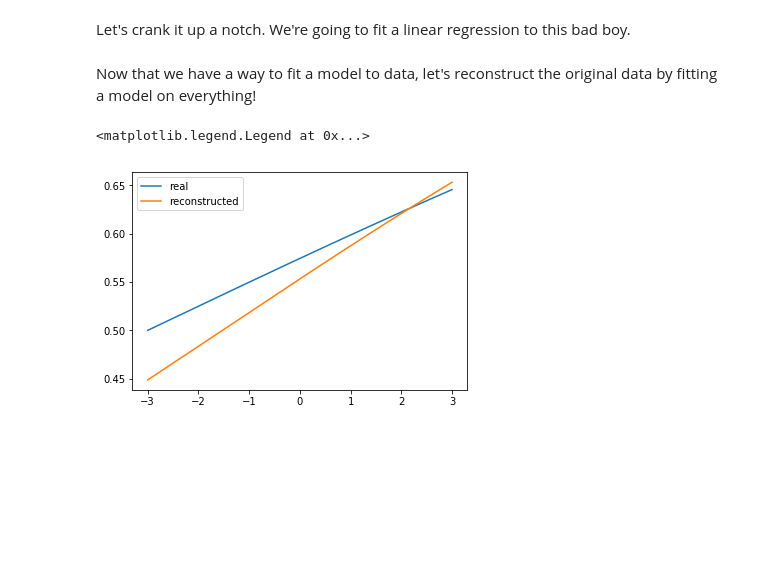
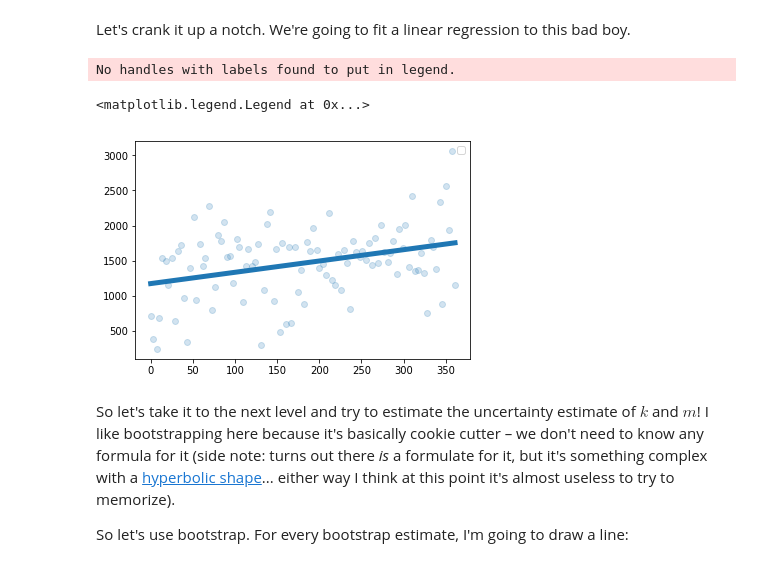
Before and after one commit to erikbern/uncertainty, a Jupyter notebook: notebook.ipynb, the cells around one changed output. Drawn from its saved outputs; the diff is of its cells as text; code cells hidden in the pictures; blank space fills up the shorter version.

```diff
--- a/notebook.ipynb
+++ b/notebook.ipynb
@@ -133,24 +137,28 @@ Miraculously, these charts look basically identical! Just kidding – I already
 # Regression
 # %% [markdown]
 Let's crank it up a notch. We're going to fit a linear regression to this bad boy.
-# %%
-import scipy.optimize, autograd
-from autograd.scipy.special import expit
-from autograd.numpy import log
-
-def loss(args):
-    k, m = args
-    return -sum(y * log(expit(k*x+m)) + (1-y) * log(1-expit(k*x+m)) for x, y in zip(xs, ys))
-
-
-k_hat, m_hat = scipy.optimize.minimize(loss, (0, 0), jac=autograd.grad(loss)).x
-# %% [markdown]
-Now that we have a way to fit a model to data, let's reconstruct the original data by fitting a model on everything!
-# %%
-xs_plot = numpy.linspace(-3, 3, 1000)
-pyplot.plot(xs_plot, expit(xs_plot*k + m), label='real')
-pyplot.plot(xs_plot, expit(xs_plot*k_hat + m_hat), label='reconstructed')
-pyplot.legend()
-# %% [output]
-<matplotlib.legend.Legend at 0x...>
-[figure, removed]
+# %%
+import scipy.optimize
+
+ys = numpy.array(d['y'])
+xs = numpy.array(d['t'].apply(lambda t: (t - datetime.date(2017, 1, 1)).days))  # Numeric number of days
+
+def loss(tup, xs, ys):
+    k, m = tup
+    delta = k * xs + m - ys
+    return numpy.dot(delta, delta)
+
+# Note: we could make the optimization much faster by either (a) using a gradient-based method (b) used the closed form solution.
+# I'm fully aware of those tricks, but think they make the code slightly less general
+k_hat, m_hat = scipy.optimize.minimize(loss, (0, 0), args=(xs, ys)).x
+pyplot.scatter(xs, ys, alpha=0.2)
+pyplot.plot(xs, xs*k_hat + m_hat, linewidth=5)
+pyplot.legend()
+# %% [output]
+No handles with labels found to put in legend.
+<matplotlib.legend.Legend at 0x...>
+[figure, added]
+# %% [markdown]
+So let's take it to the next level and try to estimate the uncertainty estimate of $k$ and $m$! I like bootstrapping here because it's basically cookie cutter – we don't need to know any formula for it (side note: turns out there _is_ a formulate for it, but it's something complex with a [hyperbolic shape](https://en.wikipedia.org/wiki/Simple_linear_regression#Normality_assumption)... either way I think at this point it's almost useless to try to memorize).
+
+So let's use bootstrap. For every bootstrap estimate, I'm going to draw a line:
```
Also changed, not shown: parts of 14 cells of this notebook.
